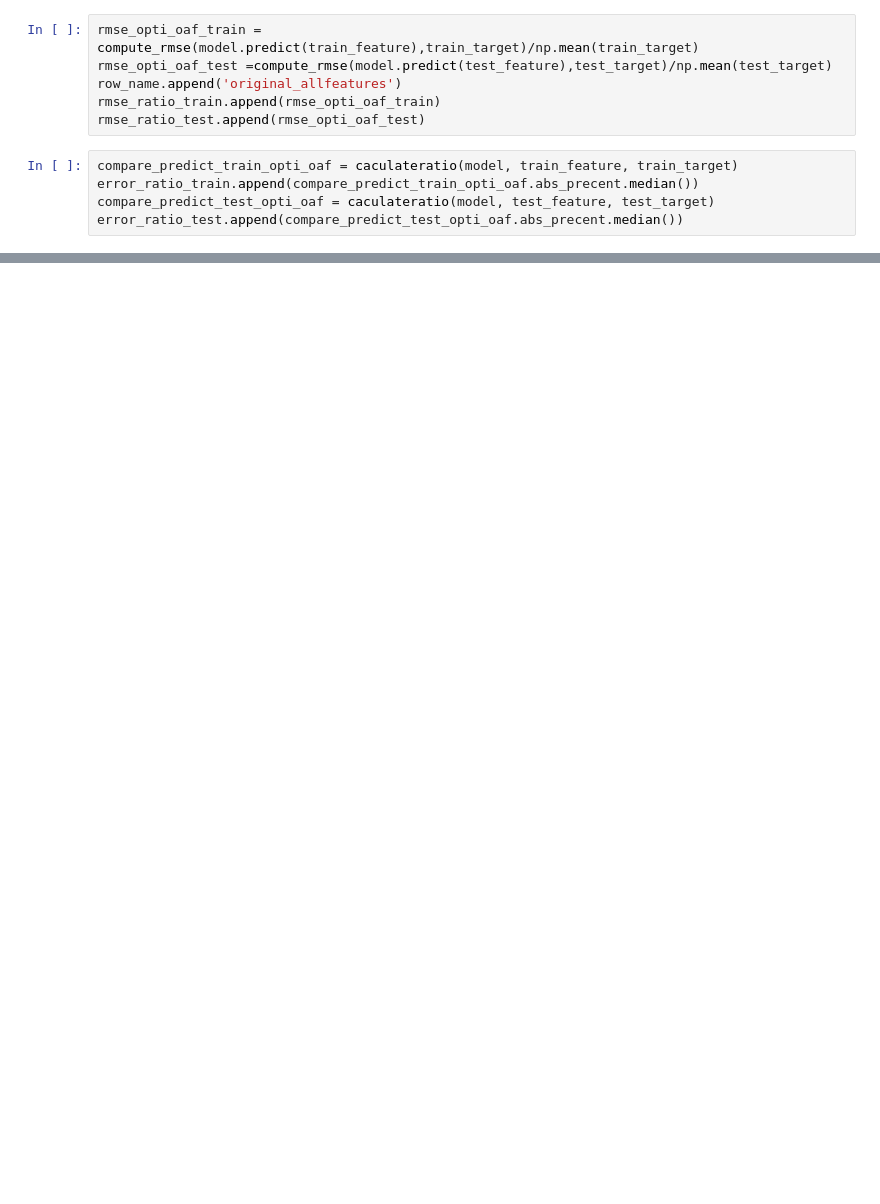
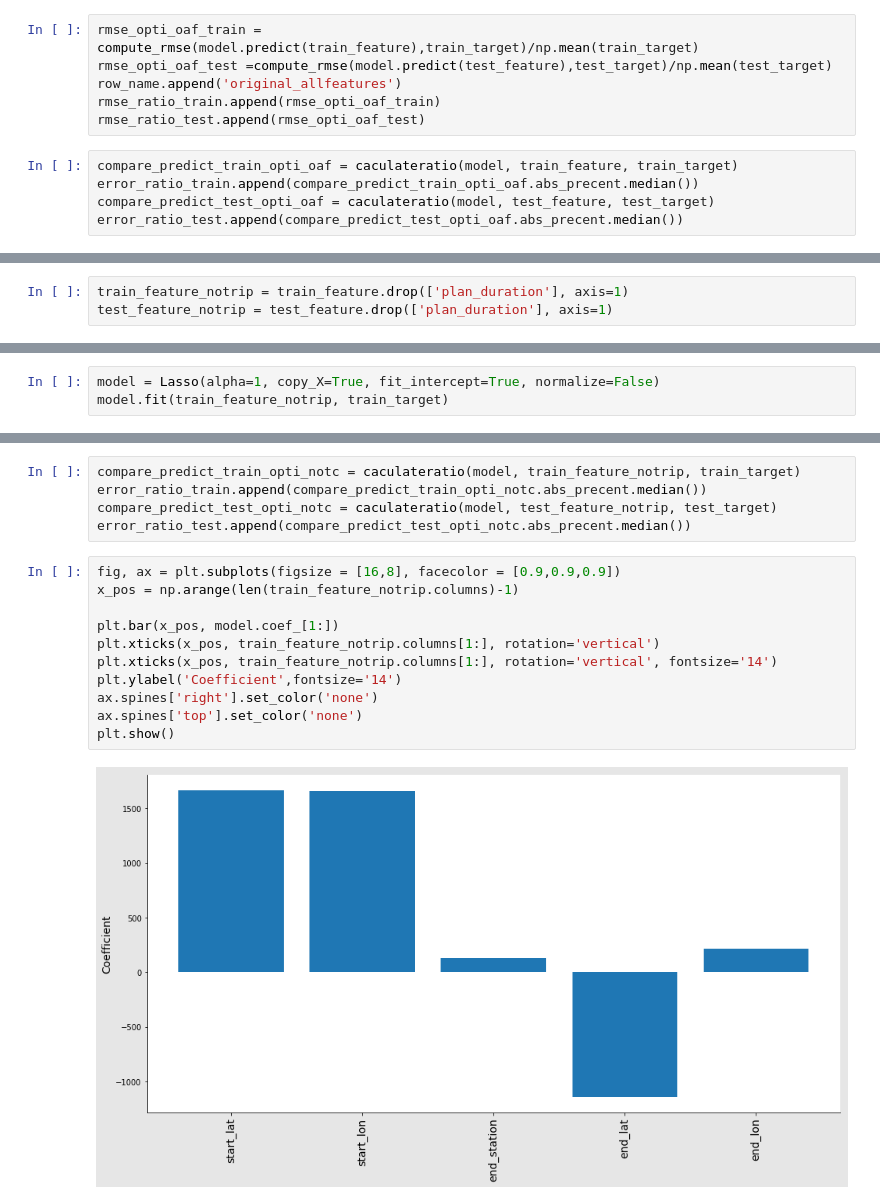
Before and after one commit to makbiyik/machine_learning, a Jupyter notebook: Indego_bike_prediction.ipynb, the cells around one changed output, grey strips where cells are left out. Cells and saved outputs as stored; diff of their text form; blank space fills up the shorter version.

```diff
--- a/Indego_bike_prediction.ipynb
+++ b/Indego_bike_prediction.ipynb
@@ -864,0 +869,3 @@ Optimization - without trips count
+# %%
+train_feature_notrip = train_feature.drop(['plan_duration'], axis=1)
+test_feature_notrip = test_feature.drop(['plan_duration'], axis=1)
@@ -864,0 +883,3 @@ Optimization - without trips count
+# %%
+model = Lasso(alpha=1, copy_X=True, fit_intercept=True, normalize=False)
+model.fit(train_feature_notrip, train_target)
@@ -864,0 +896,18 @@ Optimization - without trips count
+# %%
+compare_predict_train_opti_notc = caculateratio(model, train_feature_notrip, train_target)
+error_ratio_train.append(compare_predict_train_opti_notc.abs_precent.median())
+compare_predict_test_opti_notc = caculateratio(model, test_feature_notrip, test_target)
+error_ratio_test.append(compare_predict_test_opti_notc.abs_precent.median())
+# %%
+fig, ax = plt.subplots(figsize = [16,8], facecolor = [0.9,0.9,0.9])
+x_pos = np.arange(len(train_feature_notrip.columns)-1)
+
+plt.bar(x_pos, model.coef_[1:])
+plt.xticks(x_pos, train_feature_notrip.columns[1:], rotation='vertical')
+plt.xticks(x_pos, train_feature_notrip.columns[1:], rotation='vertical', fontsize='14')
+plt.ylabel('Coefficient',fontsize='14')
+ax.spines['right'].set_color('none')
+ax.spines['top'].set_color('none')
+plt.show()
+# %% [output]
+[figure, added]
```
Also changed, not shown: parts of 33 cells of this notebook.
